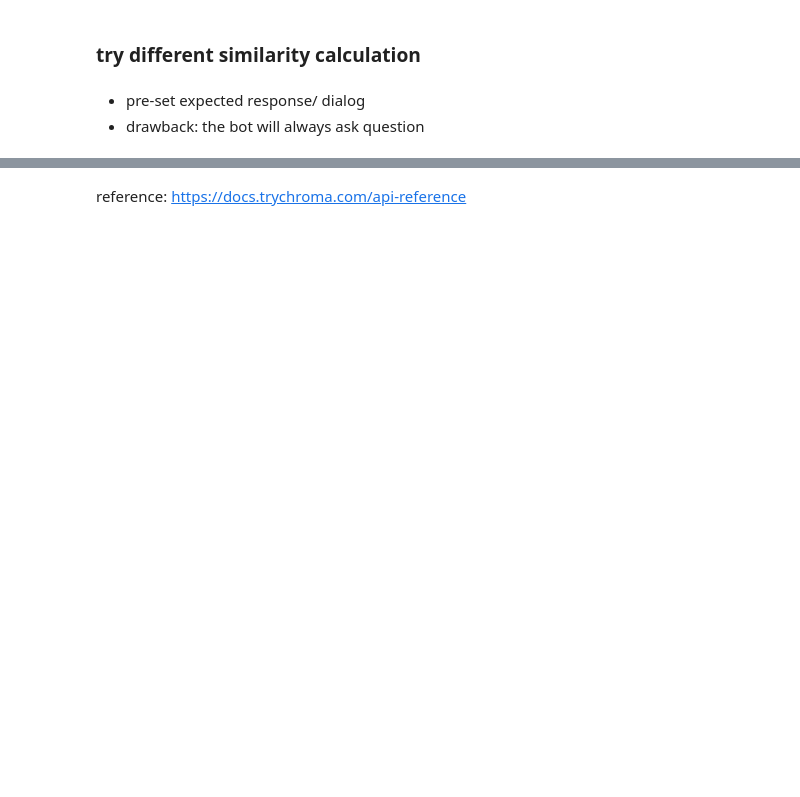
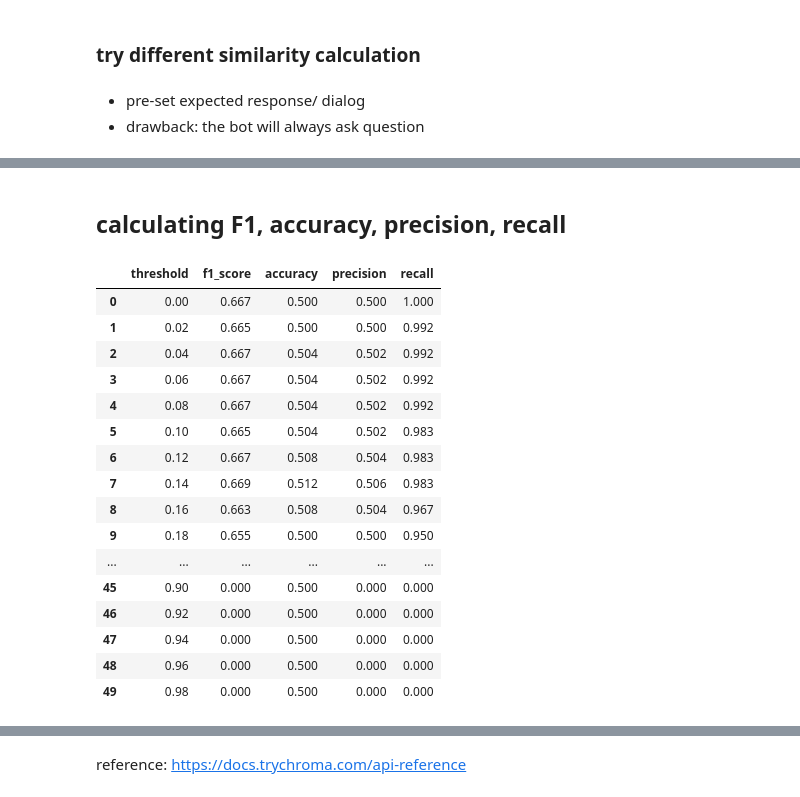
Before and after one commit to team-langbot/content-classification, a Jupyter notebook: content_classification.ipynb, the cells around one changed output, grey strips where cells are left out. Saved outputs shown, nothing was run; the diff lists cells and outputs as text; code cells hidden in the pictures; blank space fills up the shorter version.

```diff
--- a/content_classification.ipynb
+++ b/content_classification.ipynb
@@ -120,0 +268,2 @@ print(util.pytorch_cos_sim(embeddings_1, embeddings_2))
+# %% [markdown]
+## calculating F1, accuracy, precision, recall
@@ -120,0 +285,20 @@ print(util.pytorch_cos_sim(embeddings_1, embeddings_2))
+# %%
+df1
+# %% [output]
+|  | threshold | f1_score | accuracy | precision | recall |
+| 0 | 0.00 | 0.667 | 0.500 | 0.500 | 1.000 |
+| 1 | 0.02 | 0.665 | 0.500 | 0.500 | 0.992 |
+| 2 | 0.04 | 0.667 | 0.504 | 0.502 | 0.992 |
+| 3 | 0.06 | 0.667 | 0.504 | 0.502 | 0.992 |
+| 4 | 0.08 | 0.667 | 0.504 | 0.502 | 0.992 |
+| 5 | 0.10 | 0.665 | 0.504 | 0.502 | 0.983 |
+| 6 | 0.12 | 0.667 | 0.508 | 0.504 | 0.983 |
+| 7 | 0.14 | 0.669 | 0.512 | 0.506 | 0.983 |
+| 8 | 0.16 | 0.663 | 0.508 | 0.504 | 0.967 |
+| 9 | 0.18 | 0.655 | 0.500 | 0.500 | 0.950 |
+| ... | ... | ... | ... | ... | ... |
+| 45 | 0.90 | 0.000 | 0.500 | 0.000 | 0.000 |
+| 46 | 0.92 | 0.000 | 0.500 | 0.000 | 0.000 |
+| 47 | 0.94 | 0.000 | 0.500 | 0.000 | 0.000 |
+| 48 | 0.96 | 0.000 | 0.500 | 0.000 | 0.000 |
+| 49 | 0.98 | 0.000 | 0.500 | 0.000 | 0.000 |
```
Also changed, not shown: parts of 75 cells of this notebook.
